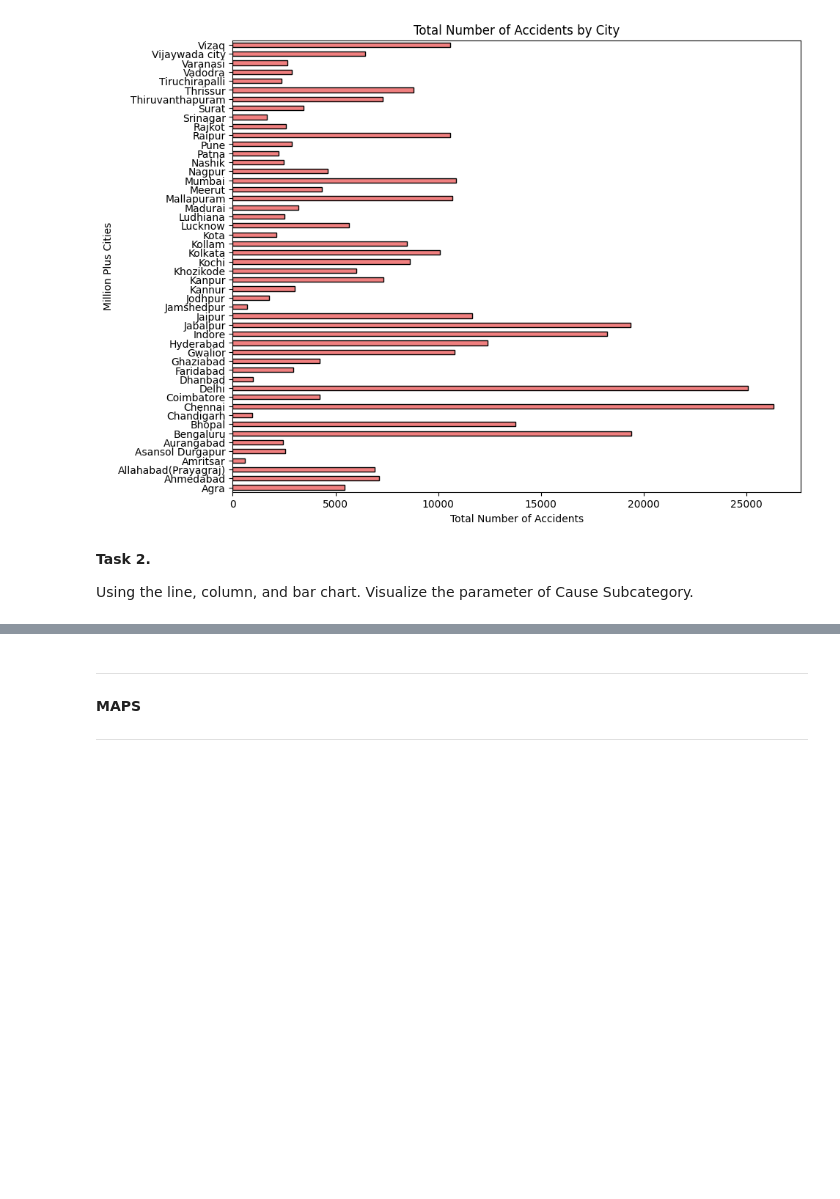
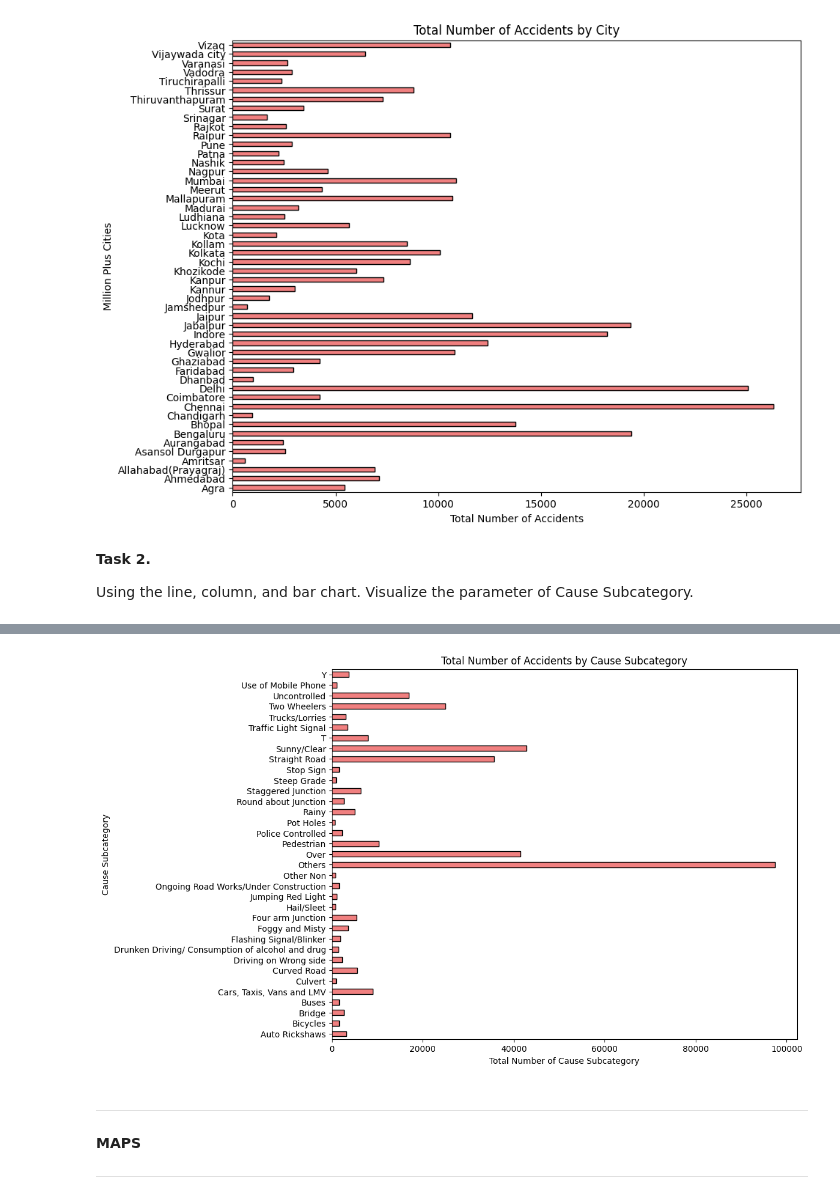
Before and after one commit to jamierosereyes/CPE-031-Visualizations-and-Data-Analysis, a Jupyter notebook: Hands_On_Activity_5___Chart_Type.ipynb, the cells around one changed output, grey strips where cells are left out. Cells and saved outputs as stored; diff of their text form; code cells hidden in the pictures; blank space fills up the shorter version.

```diff
--- a/Hands_On_Activity_5___Chart_Type.ipynb
+++ b/Hands_On_Activity_5___Chart_Type.ipynb
@@ -320,23 +371,25 @@ Using the line, column, and bar chart. Visualize the parameter of Cause Subcateg
 # %%
 #Code here
 
 # Filter only 'Total number of Accidents'
 accidents = df[df['Outcome of Incident'] == 'Total number of Accidents']
 
 # Group by City and sum counts
-city_counts = accidents.groupby('Million Plus Cities')['Count'].sum()
+city_counts = accidents.groupby('Cause Subcategory')['Count'].sum()
 
 # Plot bar chart (horizontal bars)
 plt.figure(figsize=(10, 8))
 city_counts.plot(kind='barh', color='lightcoral', edgecolor='black')
 
 # Add labels and title
-plt.title('Total Number of Accidents by City')
-plt.xlabel('Total Number of Accidents')
-plt.ylabel('Million Plus Cities')
+plt.title('Total Number of Accidents by Cause Subcategory')
+plt.xlabel('Total Number of Cause Subcategory')
+plt.ylabel('Cause Subcategory')
 
 # Show chart
 plt.show()
+# %% [output]
+[figure, added]
 # %% [markdown]
 
 
```
Also changed, not shown: parts of 8 cells of this notebook.
